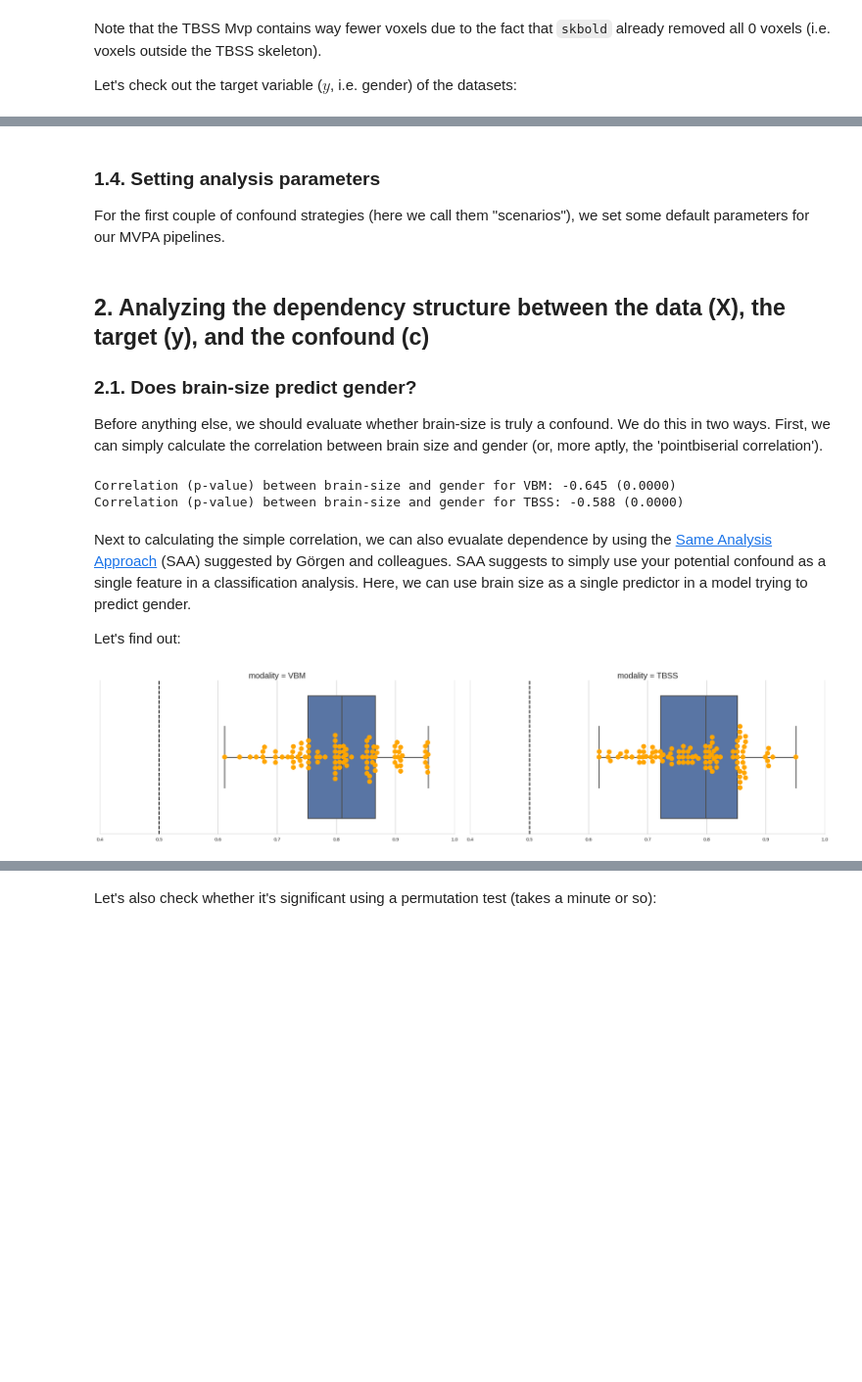
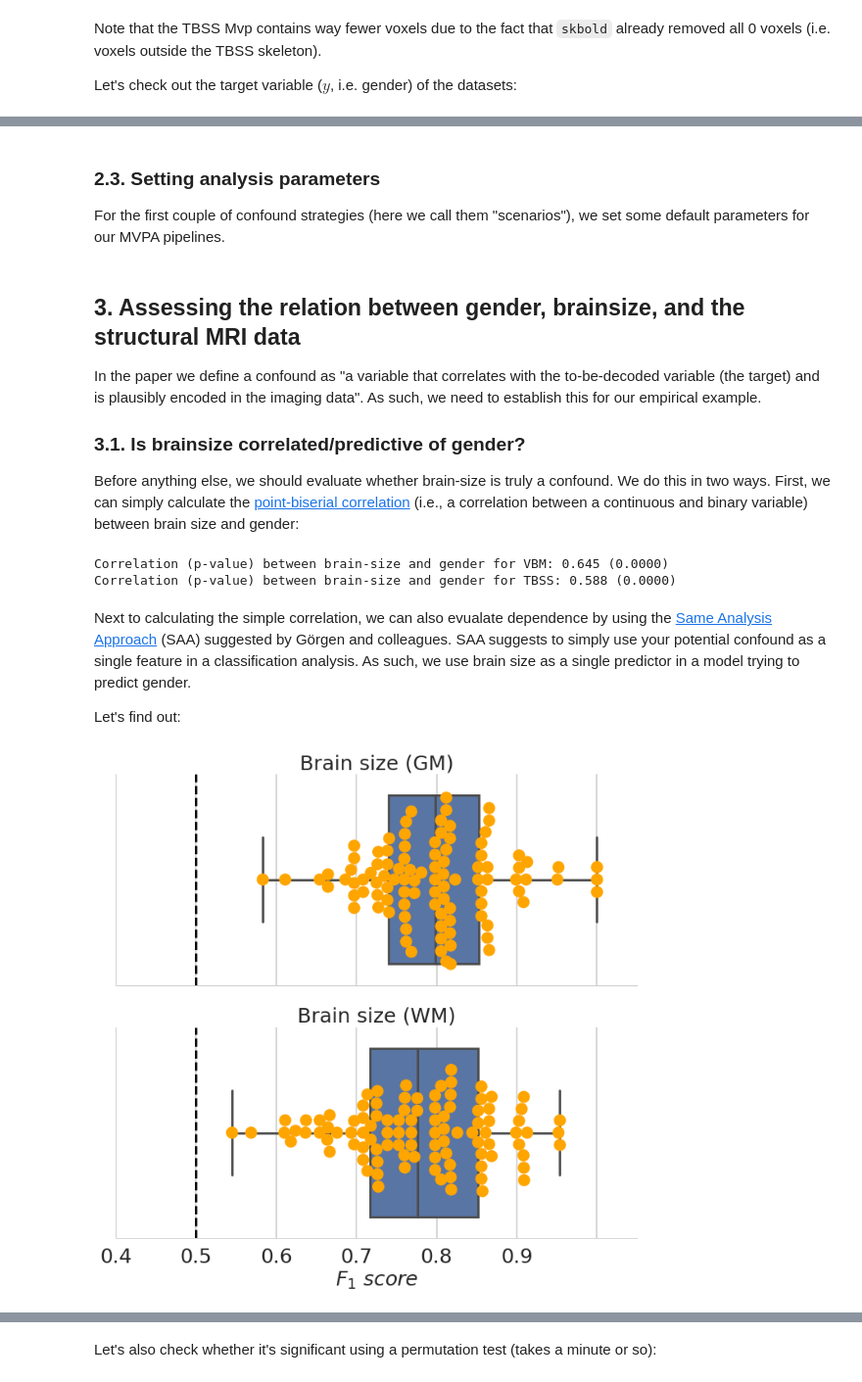
Before and after one commit to lukassnoek/MVCA, a Jupyter notebook: analyses/empirical_analysis_gender_classification.ipynb, the cells around one changed output, grey strips where cells are left out. Shown at 98% size. Saved outputs shown, nothing was run; the diff lists cells and outputs as text; code cells hidden in the pictures; blank space fills up the shorter version.

```diff
--- a/analyses/empirical_analysis_gender_classification.ipynb
+++ b/analyses/empirical_analysis_gender_classification.ipynb
@@ -78,12 +106,16 @@ mvp_vbm = jl.load(op.join(data_dir, 'mvp_vbm.jl'))
 # ... and add "Gender" as "y" attribute
 mvp_vbm.add_y(behav_file, col_name='Gender', index_col=0, nan_strategy='remove')
 mvp_vbm.y -= 1  # recode from [2, 1] to [0, 1]
+mvp_vbm.y = 1 - mvp_vbm.y  # recode from [male=0, female=1] --> [male=1, female=0]
+
 print("Shape of VBM voxel patterns: %s" % (mvp_vbm.X.shape,))
 
 # Same for TBSS
 mvp_tbss = jl.load(op.join(data_dir, 'mvp_tbss.jl'))
 mvp_tbss.add_y(behav_file, col_name='Gender', index_col=0, nan_strategy='remove')
 mvp_tbss.y -= 1
+mvp_tbss.y = 1 - mvp_tbss.y
+
 print("Shape of TBSS voxel patterns: %s" % (mvp_tbss.X.shape,))
 # %% [output]
 Shape of VBM voxel patterns: (217, 412473)
@@ -114,5 +167,5 @@ confound_tbss = df.loc[mvp_tbss.common_subjects]['brain_size_WM']
 # %% [markdown]
-### 1.4. Setting analysis parameters
+### 2.3. Setting analysis parameters
 For the first couple of confound strategies (here we call them "scenarios"), we set some default parameters for our MVPA pipelines.
 # %%
 n_folds = 10  # used in stratified K-fold
@@ -140,44 +193,51 @@ pipeline = Pipeline([('ufs', SelectKBest(f_classif, k=None)),
                      ('scaler', StandardScaler()),
                      ('clf', SVC(kernel='linear', class_weight="balanced"))])
 # %% [markdown]
-## 2. Analyzing the dependency structure between the data (X), the target (y), and the confound (c)
+## 3. Assessing the relation between gender, brainsize, and the structural MRI data
+In the paper we define a confound as "a variable that correlates with the to-be-decoded variable (the target) and is plausibly encoded in the imaging data". As such, we need to establish this for our empirical example.
 
-### 2.1. Does brain-size predict gender?
-Before anything else, we should evaluate whether brain-size is truly a confound. We do this in two ways. First, we can simply calculate the correlation between brain size and gender (or, more aptly, the 'pointbiserial correlation').
+### 3.1. Is brainsize correlated/predictive of gender?
+Before anything else, we should evaluate whether brain-size is truly a confound. We do this in two ways. First, we can simply calculate the [point-biserial correlation](https://en.wikipedia.org/wiki/Point-biserial_correlation_coefficient) (i.e., a correlation between a continuous and binary variable) between brain size and gender:
 # %%
 for modality in ['VBM', 'TBSS']:
     corr, pval = stats.pearsonr(confound[modality].squeeze(), mvp[modality].y)
     print("Correlation (p-value) between brain-size and gender "
           "for %s: %.3f (%.4f)" % (modality, corr, pval))
 # %% [output]
-Correlation (p-value) between brain-size and gender for VBM: -0.645 (0.0000)
-Correlation (p-value) between brain-size and gender for TBSS: -0.588 (0.0000)
+Correlation (p-value) between brain-size and gender for VBM: 0.645 (0.0000)
+Correlation (p-value) between brain-size and gender for TBSS: 0.588 (0.0000)
 # %% [markdown]
-Next to calculating the simple correlation, we can also evualate dependence by using the [Same Analysis Approach](https://arxiv.org/abs/1703.06670) (SAA) suggested by Görgen and colleagues. SAA suggests to simply use your potential confound as a single feature in a classification analysis. Here, we can use brain size as a single predictor in a model trying to predict gender.
+Next to calculating the simple correlation, we can also evualate dependence by using the [Same Analysis Approach](https://arxiv.org/abs/1703.06670) (SAA) suggested by Görgen and colleagues. SAA suggests to simply use your potential confound as a single feature in a classification analysis. As such, we use brain size as a single predictor in a model trying to predict gender.
 
 Let's find out:
 # %%
 # We leave out univariate feature selection, but include the scaler
 pipeline_check = Pipeline([('scaler', StandardScaler()),
-                           ('clf', SVC(kernel='linear'))])
+                           ('clf', SVC(kernel='linear', class_weight='balanced'))])
 
 # Loop over two modalities
 results_check = dict(scores=[], modality=[])
 for modality in ['VBM', 'TBSS']:
     this_mvp, this_confound = mvp[modality], confound[modality]
     scores = cross_val_score(pipeline_check, this_confound, this_mvp.y,
                              cv=RepeatedStratifiedKFold(n_splits=10, n_repeats=10),
                              scoring=metric, n_jobs=n_jobs)
     results_check['scores'].extend(scores.tolist())
     results_check['modality'].extend([modality.upper()] * scores.size)
 
 df_check = pd.DataFrame(results_check)
 
 with sns.plotting_context(rc=rc):
-    g = sns.FacetGrid(df_check, col='modality', legend_out=True, size=8, aspect=2)
+    g = sns.FacetGrid(df_check, row='modality', legend_out=False, size=5, aspect=2)
     g = g.map(sns.boxplot, "scores")
     g = g.map(sns.swarmplot, "scores", size=15, color='orange')
-    g.set(xlim=(.4, 1), xlabel='F1-score')
-    g.map(plt.axvline, x=0.5, c='black', ls='dashed')
+    g = g.map(plt.axvline, x=0.5, c='black', ls='dashed')
+    g.axes[0][0].set_title('Brain size (GM)', fontsize=25)
+    g.axes[1][0].set_xlabel(r'$F_{1}\ score$', fontsize=25)
+    g.axes[1][0].set_title('Brain size (WM)', fontsize=25)
+    g.axes[1][0].set_xticklabels(np.round(np.arange(0.4, 1.0, 0.1), 1), fontsize=25)
+    plt.xlim(.4, 1.05)
+    plt.tight_layout()
+    plt.show()
 # %% [output]
-[figure, old version]
+[figure, new version]
```
Also changed, not shown: parts of 157 cells of this notebook, 2 other files.
